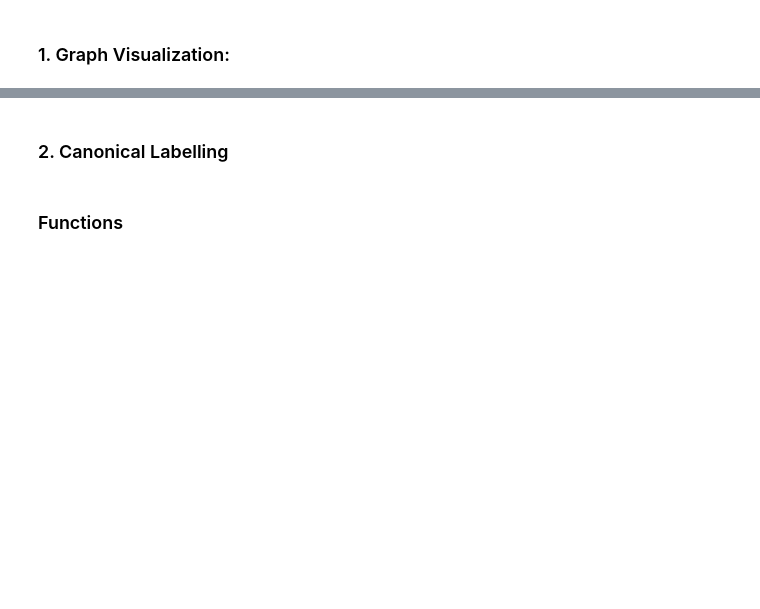
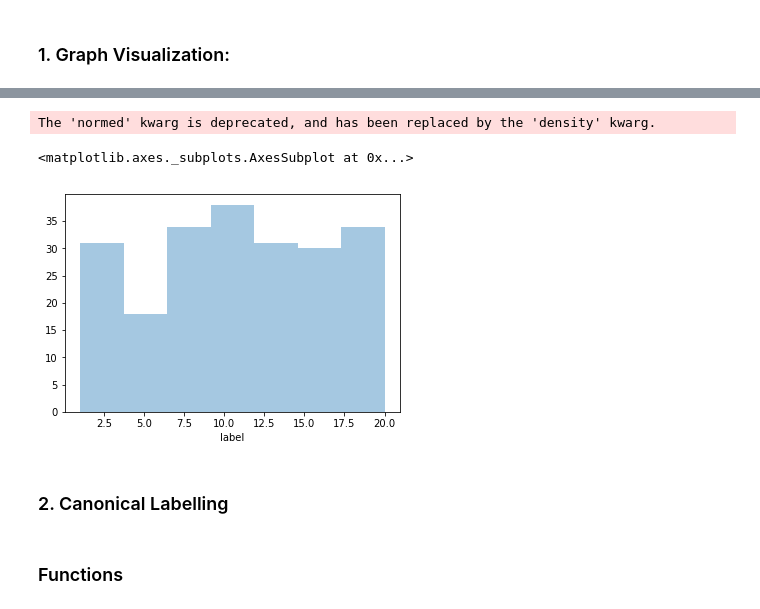
Before and after one commit to jdc08161063/PatchyCapsules, a Jupyter notebook: GraphsExploration.ipynb, the cells around one changed output, grey strips where cells are left out. Saved outputs shown, nothing was run; the diff lists cells and outputs as text; code cells hidden in the pictures; blank space fills up the shorter version.

```diff
--- a/GraphsExploration.ipynb
+++ b/GraphsExploration.ipynb
@@ -172,3 +248,14 @@ IndexError: list index out of range
+# %%
+index = idx_neg[46]
+test_adj = adj_dict[index]
+test_node_labels = df_node_label[df_node_label.graph_ind==index]
+#plot_3D(test_adj,test_node_labels,title='graph_{}'.format(dataset_name))
+#import seaborn as sns
+sns.distplot(test_node_labels.label,kde = False, rug = False )
+# %% [output]
+The 'normed' kwarg is deprecated, and has been replaced by the 'density' kwarg.
+<matplotlib.axes._subplots.AxesSubplot at 0x...>
+[figure, added]
 # %%
 neg_nodes = []
 for i,j in enumerate(idx_neg):
```
Also changed, not shown: parts of 13 cells of this notebook, 14 other files.
